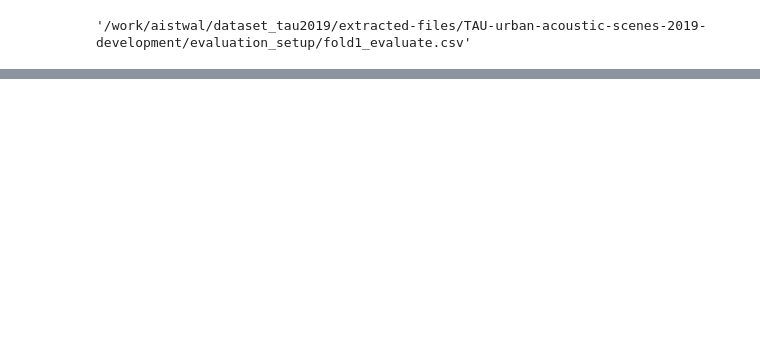
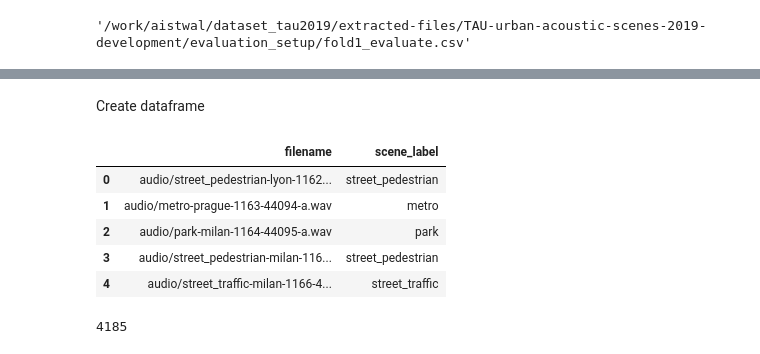
Before and after one commit to AakritiiIstwal/DCASE2019-Task1, a Jupyter notebook: DCASE_Task1a_inference-aakriti.ipynb, the cells around one changed output, grey strips where cells are left out. Cells and saved outputs as stored; diff of their text form; code cells hidden in the pictures; blank space fills up the shorter version.

```diff
--- a/DCASE_Task1a_inference-aakriti.ipynb
+++ b/DCASE_Task1a_inference-aakriti.ipynb
@@ -195,0 +212,11 @@ mean per-class precision:  0.8242437446988766
+# %% [markdown]
+Create dataframe
+# %%
+dev_test_df.head()
+# %% [output]
+|  | filename | scene_label |
+| 0 | audio/street_pedestrian-lyon-1162... | street_pedestrian |
+| 1 | audio/metro-prague-1163-44094-a.wav | metro |
+| 2 | audio/park-milan-1164-44095-a.wav | park |
+| 3 | audio/street_pedestrian-milan-116... | street_pedestrian |
+| 4 | audio/street_traffic-milan-1166-4... | street_traffic |
@@ -195,0 +241,5 @@ mean per-class precision:  0.8242437446988766
+# %%
+# Checking whether all the class names mentioned in filenames are exactly the same as scene_labels to maintain consistency with labelling
+dev_test_df[dev_test_df['class_from_filename']==dev_test_df['scene_label']].shape[0]
+# %% [output]
+4185
```
Also changed, not shown: parts of 21 cells of this notebook, 4 other files.
